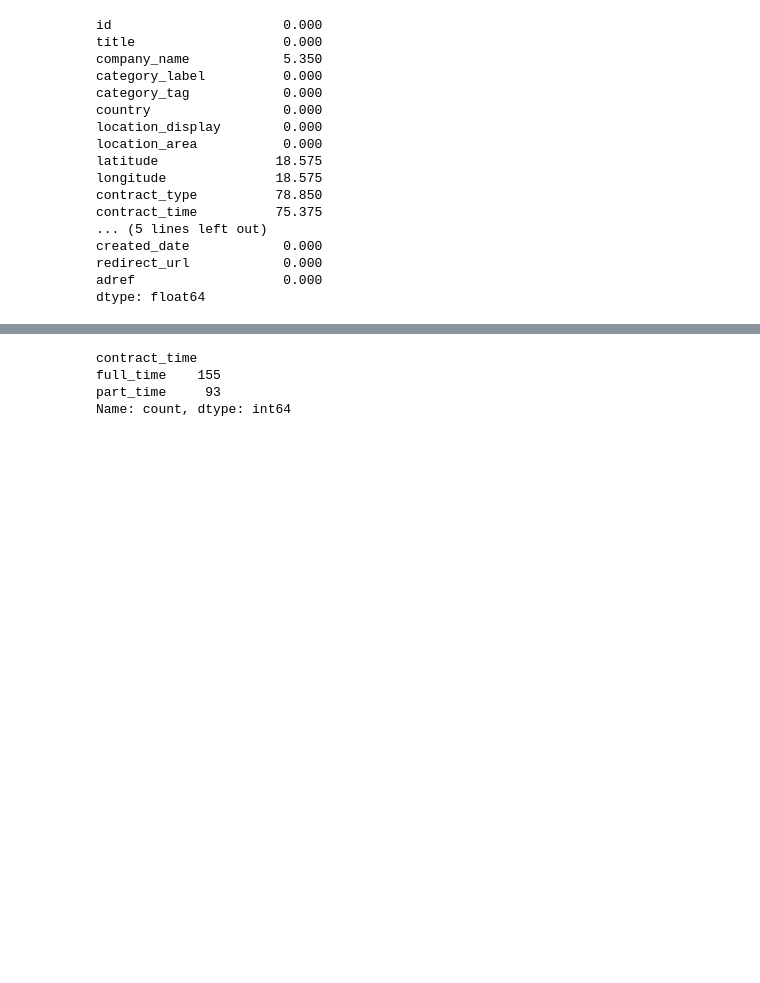
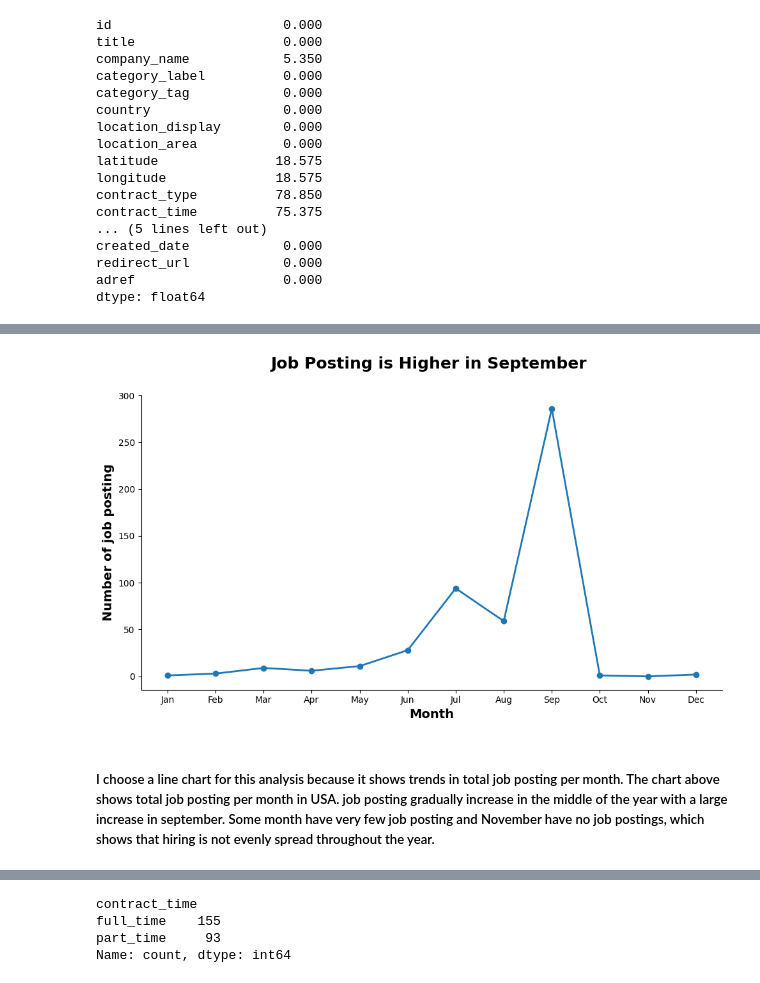
Before and after one commit to Archana-sth/JOB_MARKET_TREND_2025, a Jupyter notebook: notebook/data_cleaning.ipynb, the cells around one changed output, grey strips where cells are left out. Cells and saved outputs as stored; diff of their text form; code cells hidden in the pictures; blank space fills up the shorter version.

Commit message:
EDA - job trend 2025

```diff
--- a/notebook/data_cleaning.ipynb
+++ b/notebook/data_cleaning.ipynb
@@ -395,3 +394,32 @@ plt.tight_layout()
+# %%
+#job posting by month in USA
+jobs_per_month.plot(
+    kind='line',
+    linewidth=2,
+    figsize=(10,6),
+    marker='o')
+
+plt.title("Job Posting is Higher in September ", fontsize=18, fontweight='bold', pad=30)
+plt.xlabel("Month", fontsize=14, fontweight='bold', color='black')
+plt.ylabel("Number of job posting", fontsize=14, fontweight='bold', color='black')
+
+#Remove unnesserry boarder
+ax=plt.gca()
+ax.spines['top'].set_visible(False)
+ax.spines['right'].set_visible(False)
+
+plt.xticks(range(1, 13))   #shows all 12 months
+plt.tight_layout()
+
+#replace number with months name
+months = list(calendar.month_abbr)[1:]
+plt.xticks(ticks=range(1, 13),labels=months)
+
+plt.show()
+# %% [output]
+[figure, added]
+# %% [markdown]
+##### I choose a line chart for this analysis because it shows trends in total job posting per month. The chart above shows total job posting per month in USA. job posting gradually increase in the middle of the year with a large increase in september. Some month have very few job posting and November have no job postings, which shows that hiring is not evenly spread throughout the year.
 # %%
 #which contract type has more job posting?
 
```
Also changed, not shown: parts of 62 cells of this notebook.
